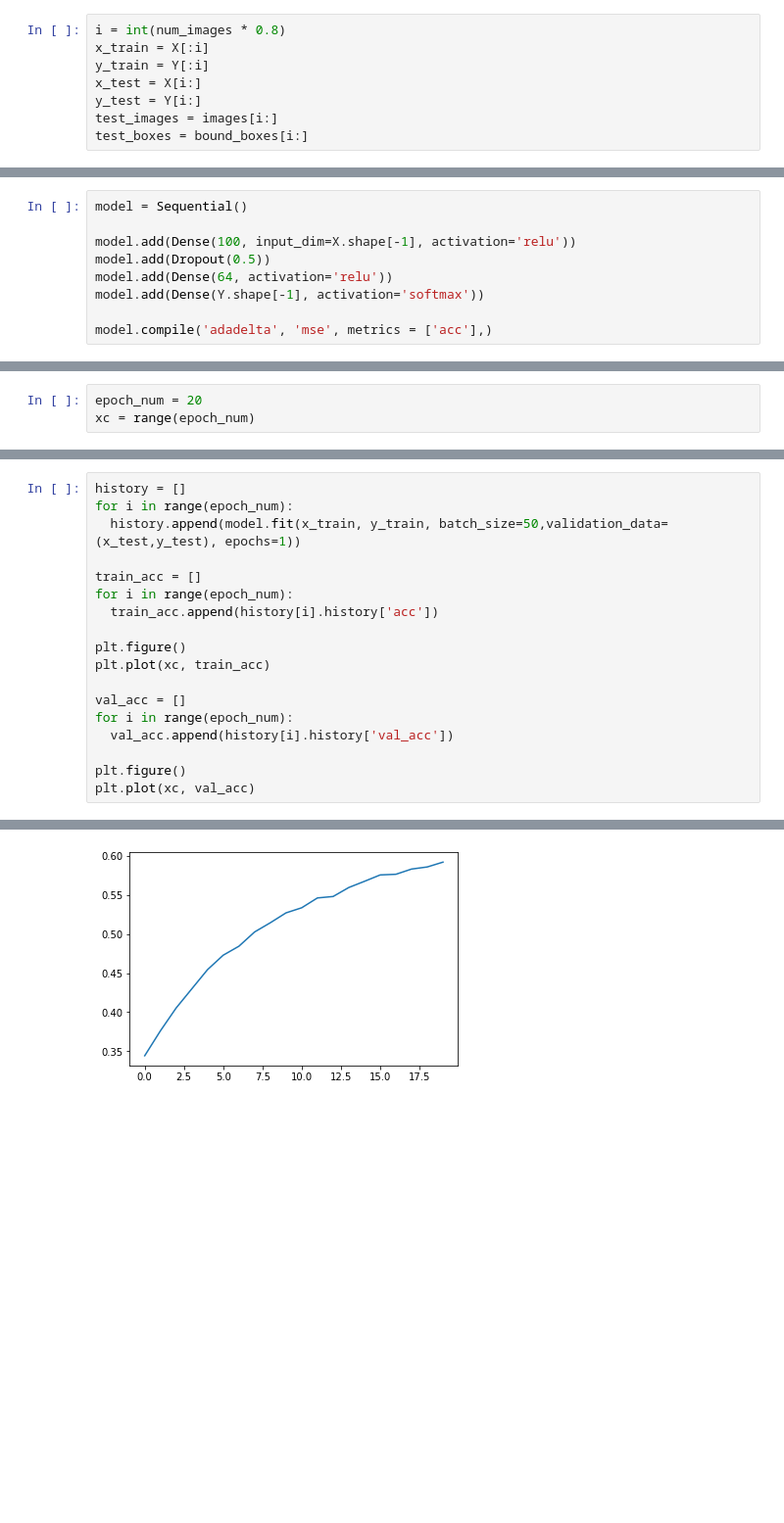
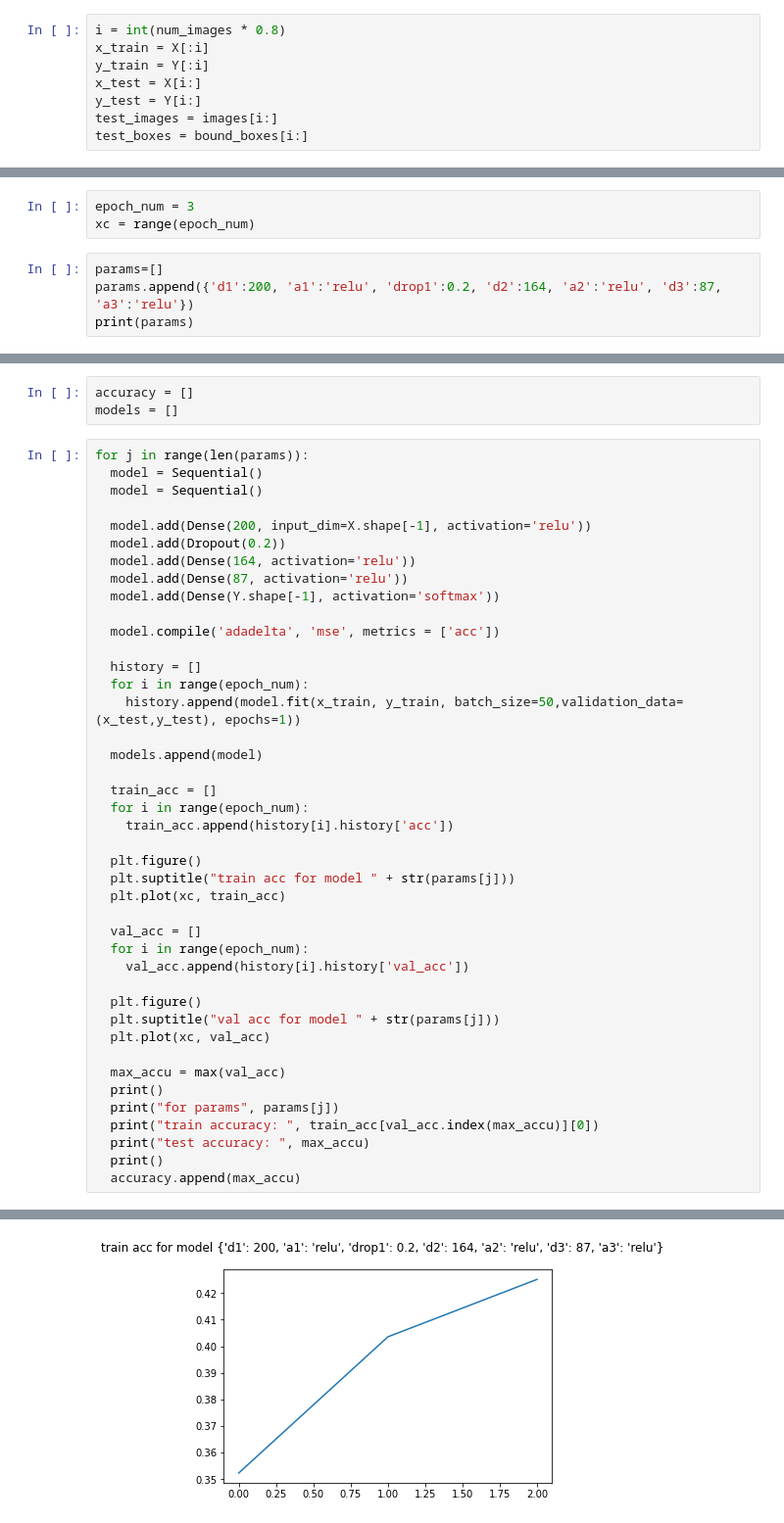
Before and after one commit to yuli4ka/rectangleDetection, a Jupyter notebook: rectangleDetection.ipynb, the cells around one changed output, grey strips where cells are left out. Shown at 98% size. Saved outputs shown, nothing was run; the diff lists cells and outputs as text; blank space fills up the shorter version.

```diff
--- a/rectangleDetection.ipynb
+++ b/rectangleDetection.ipynb
@@ -74,9 +71,0 @@ Model
-# %%
-model = Sequential()
-
-model.add(Dense(100, input_dim=X.shape[-1], activation='relu'))
-model.add(Dropout(0.5))
-model.add(Dense(64, activation='relu'))
-model.add(Dense(Y.shape[-1], activation='softmax'))
-
-model.compile('adadelta', 'mse', metrics = ['acc'],)
@@ -83,3 +74,7 @@ model.compile('adadelta', 'mse', metrics = ['acc'],)
 # %%
-epoch_num = 20
+epoch_num = 3
 xc = range(epoch_num)
+# %%
+params=[]
+params.append({'d1':200, 'a1':'relu', 'drop1':0.2, 'd2':164, 'a2':'relu', 'd3':87, 'a3':'relu'})
+print(params)
@@ -86,19 +83,46 @@ xc = range(epoch_num)
+# %%
+accuracy = []
+models = []
 # %%
-history = []
-for i in range(epoch_num):
-  history.append(model.fit(x_train, y_train, batch_size=50,validation_data=(x_test,y_test), epochs=1))
+for j in range(len(params)):
+  model = Sequential()
+  model = Sequential()
 
-train_acc = []
-for i in range(epoch_num):
-  train_acc.append(history[i].history['acc'])
+  model.add(Dense(200, input_dim=X.shape[-1], activation='relu'))
+  model.add(Dropout(0.2))
+  model.add(Dense(164, activation='relu'))
+  model.add(Dense(87, activation='relu'))
+  model.add(Dense(Y.shape[-1], activation='softmax'))
 
-plt.figure()
-plt.plot(xc, train_acc)
+  model.compile('adadelta', 'mse', metrics = ['acc'])
 
-val_acc = []
-for i in range(epoch_num):
-  val_acc.append(history[i].history['val_acc'])
+  history = []
+  for i in range(epoch_num):
+    history.append(model.fit(x_train, y_train, batch_size=50,validation_data=(x_test,y_test), epochs=1))
 
-plt.figure()
-plt.plot(xc, val_acc)
+  models.append(model)
+
+  train_acc = []
+  for i in range(epoch_num):
+    train_acc.append(history[i].history['acc'])
+
+  plt.figure()
+  plt.suptitle("train acc for model " + str(params[j]))
+  plt.plot(xc, train_acc)
+
+  val_acc = []
+  for i in range(epoch_num):
+    val_acc.append(history[i].history['val_acc'])
+
+  plt.figure()
+  plt.suptitle("val acc for model " + str(params[j]))
+  plt.plot(xc, val_acc)
+
+  max_accu = max(val_acc)
+  print()
+  print("for params", params[j])
+  print("train accuracy: ", train_acc[val_acc.index(max_accu)][0])
+  print("test accuracy: ", max_accu)
+  print()
+  accuracy.append(max_accu)
 # %% [output]
@@ -126 +136 @@ plt.plot(xc, val_acc)
-[figure, old version]
+[figure, new version]
```
Also changed, not shown: parts of 16 cells of this notebook.
